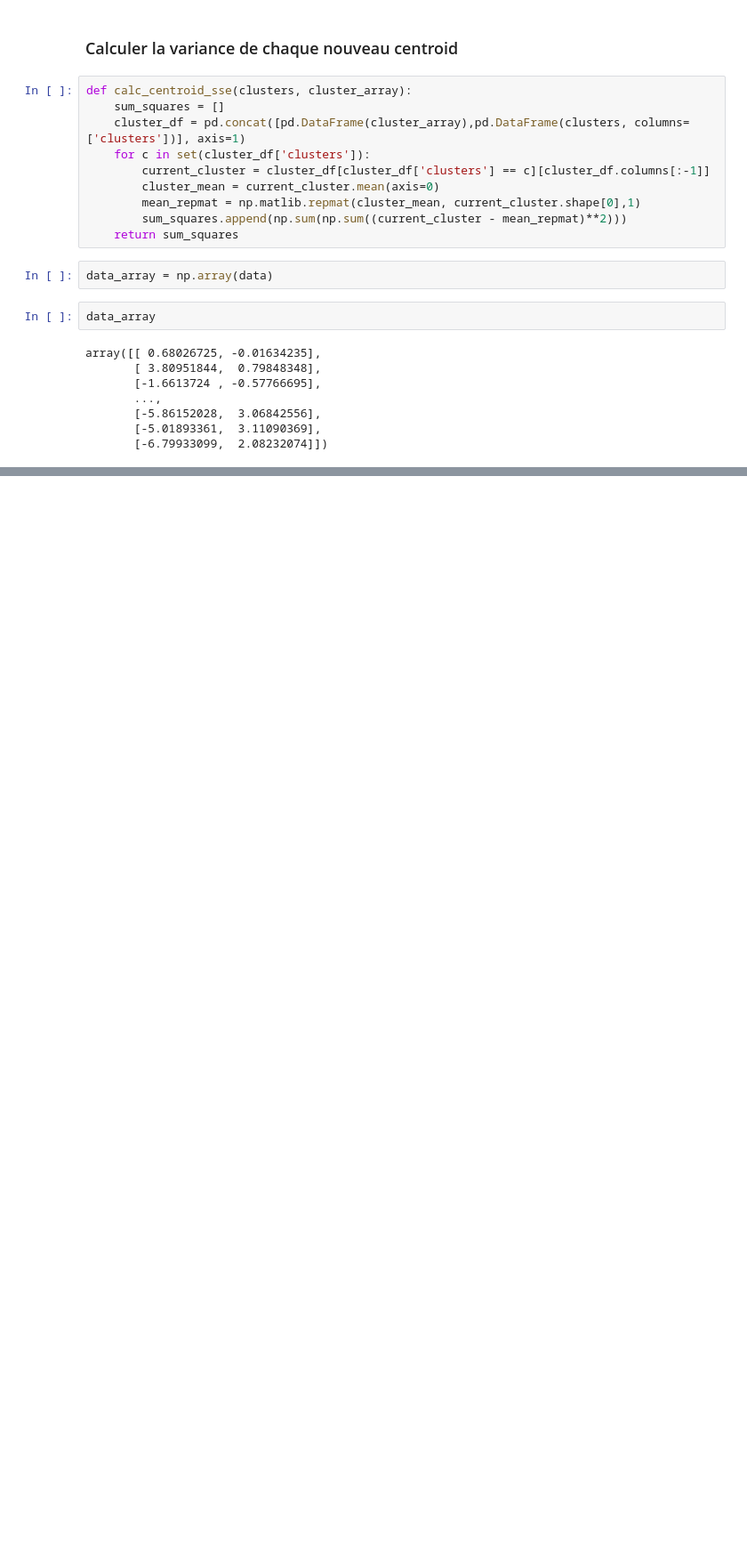
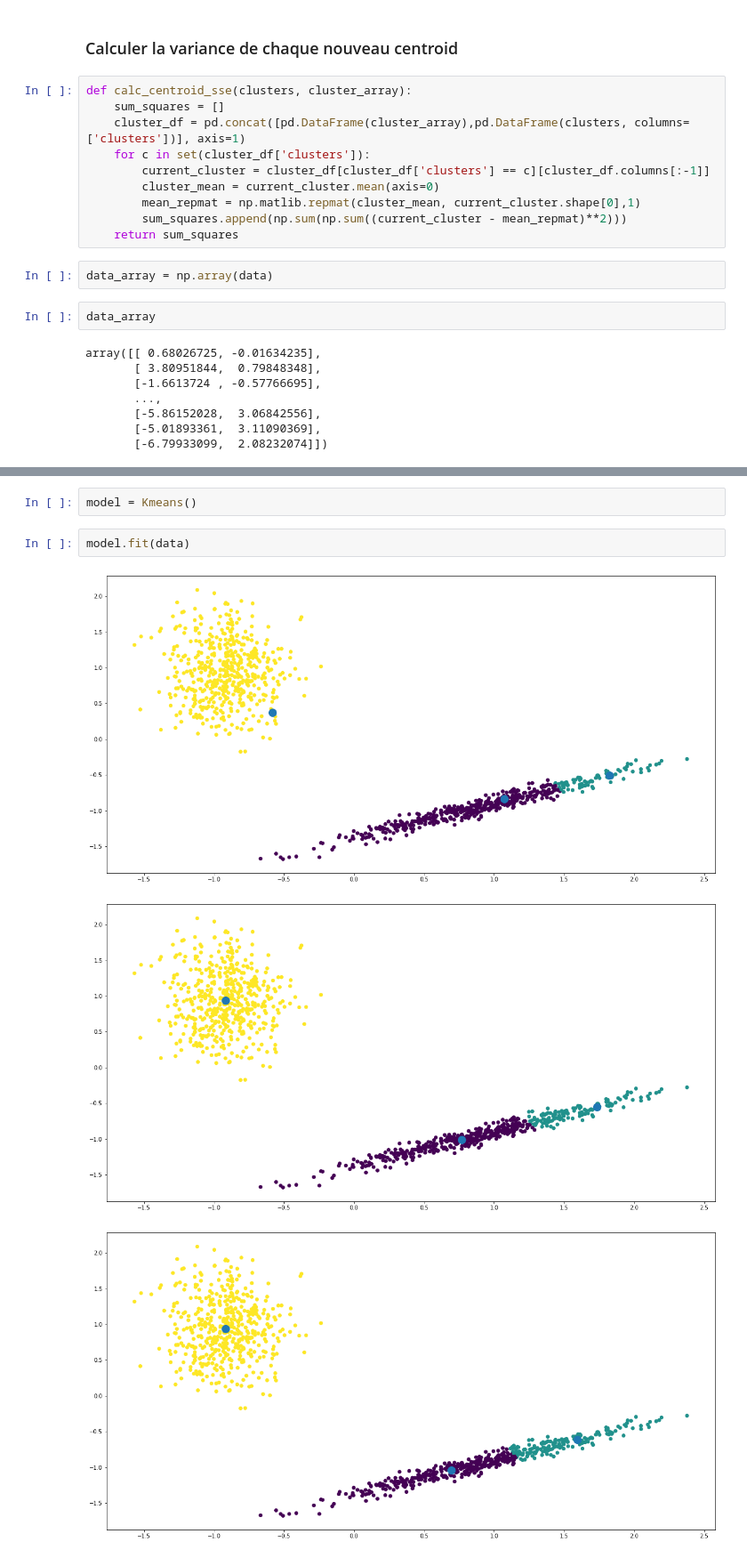
Before and after one commit to jenguehard/algo-kmeans, a Jupyter notebook: Algorithme Kmeans.ipynb, the cells around one changed output, grey strips where cells are left out. Shown: that part at 89% size. Saved outputs shown, nothing was run; the diff lists cells and outputs as text; blank space fills up the shorter version.

Commit message:
ajout de la Class Kmeans

```diff
--- a/Algorithme Kmeans.ipynb
+++ b/Algorithme Kmeans.ipynb
@@ -123,0 +290,8 @@ Le modèle a convergé au bout de 3 itérations.
+# %%
+model = Kmeans()
+# %%
+model.fit(data)
+# %% [output]
+[figure, added]
+[figure, added]
+[figure, added]
```
Also changed, not shown: parts of 5 cells of this notebook.
